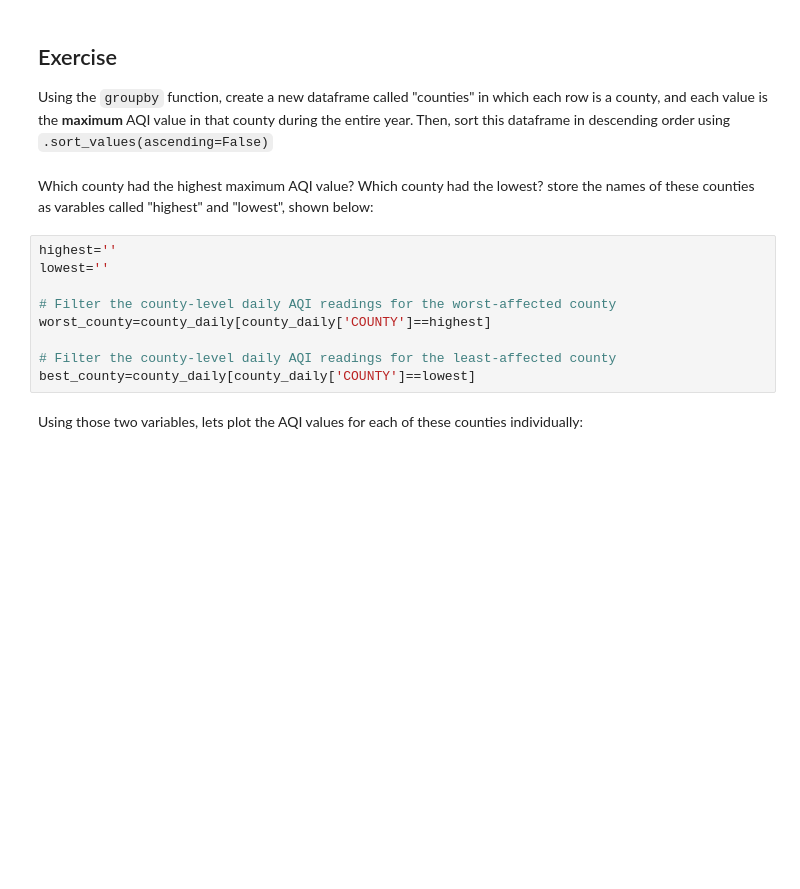
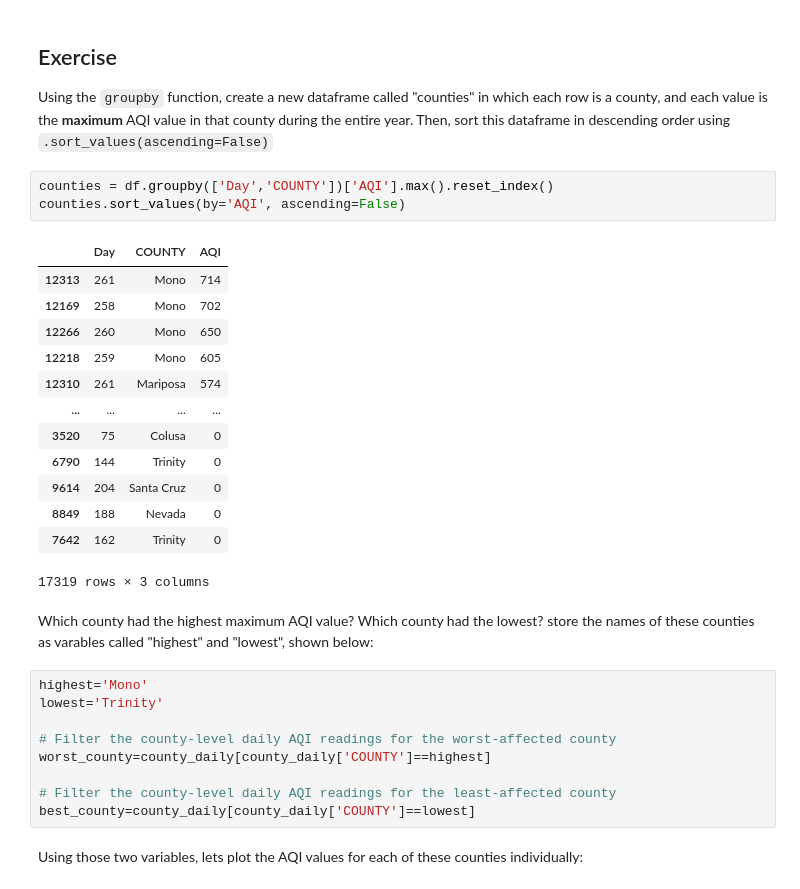
Before and after one commit to lawmianyi/QM2, a Jupyter notebook: notebooks/W03. Spatial Data.ipynb, the cells around one changed output. Drawn from its saved outputs; the diff is of its cells as text; blank space fills up the shorter version.

```diff
--- a/notebooks/W03. Spatial Data.ipynb
+++ b/notebooks/W03. Spatial Data.ipynb
@@ -213,11 +239,28 @@ county_daily
 ## Exercise
 
 Using the `groupby` function, create a new dataframe called "counties" in which each row is a county, and each value is the **maximum** AQI value in that county during the entire year. Then, sort this dataframe in descending order using `.sort_values(ascending=False)`
+# %%
+counties = df.groupby(['Day','COUNTY'])['AQI'].max().reset_index()
+counties.sort_values(by='AQI', ascending=False)
+# %% [output]
+|  | Day | COUNTY | AQI |
+| 12313 | 261 | Mono | 714 |
+| 12169 | 258 | Mono | 702 |
+| 12266 | 260 | Mono | 650 |
+| 12218 | 259 | Mono | 605 |
+| 12310 | 261 | Mariposa | 574 |
+| ... | ... | ... | ... |
+| 3520 | 75 | Colusa | 0 |
+| 6790 | 144 | Trinity | 0 |
+| 9614 | 204 | Santa Cruz | 0 |
+| 8849 | 188 | Nevada | 0 |
+| 7642 | 162 | Trinity | 0 |
+17319 rows × 3 columns
 # %% [markdown]
 Which county had the highest maximum AQI value? Which county had the lowest? store the names of these counties as varables called "highest" and "lowest", shown below:
 # %%
-highest=''
-lowest=''
+highest='Mono'
+lowest='Trinity'
 
 # Filter the county-level daily AQI readings for the worst-affected county
 worst_county=county_daily[county_daily['COUNTY']==highest]
```
Also changed, not shown: parts of 14 cells of this notebook.
